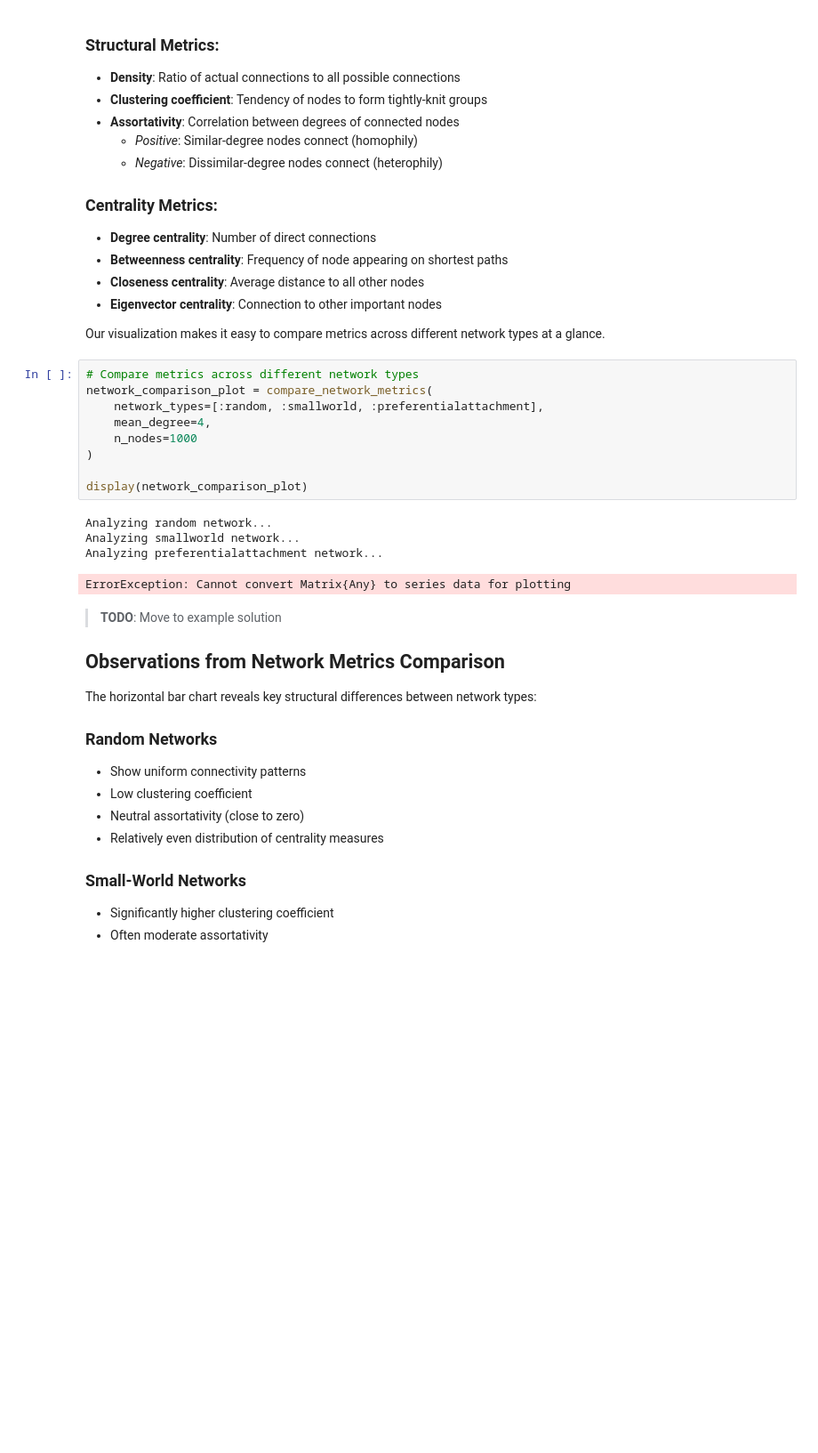
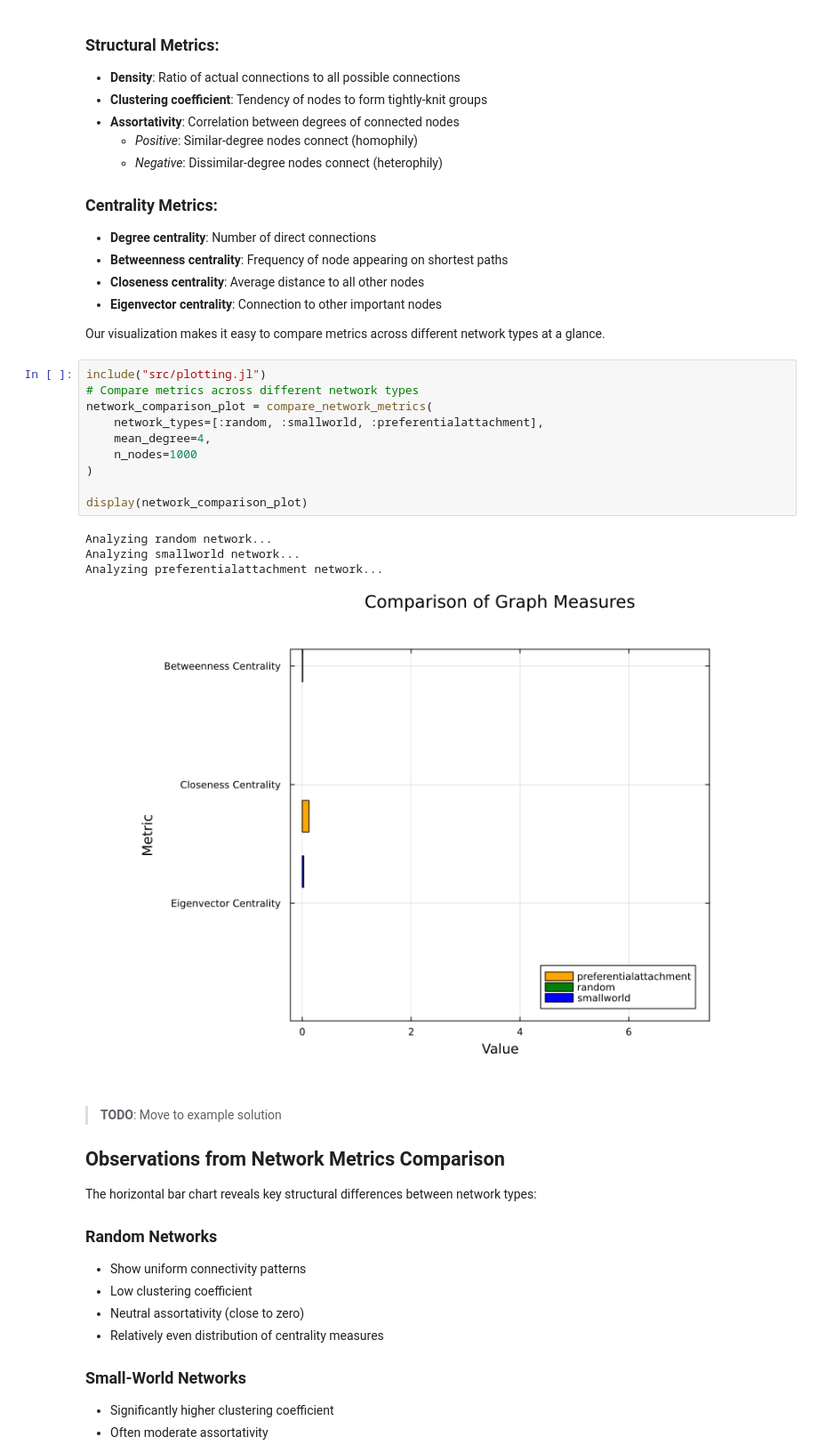
Before and after one commit to lstell21/espidam-tutorial-2025, a Jupyter notebook: Part1.ipynb, the cells around one changed output. Shown at 89% size. Drawn from its saved outputs; the diff is of its cells as text; blank space fills up the shorter version.

```diff
--- a/Part1.ipynb
+++ b/Part1.ipynb
@@ -387,19 +387,20 @@ Different network topologies possess distinct structural properties that influen
 
 Our visualization makes it easy to compare metrics across different network types at a glance.
 # %%
+include("src/plotting.jl")
 # Compare metrics across different network types
 network_comparison_plot = compare_network_metrics(
     network_types=[:random, :smallworld, :preferentialattachment],
     mean_degree=4,
     n_nodes=1000
 )
 
 display(network_comparison_plot)
 # %% [output]
 Analyzing random network...
 Analyzing smallworld network...
 Analyzing preferentialattachment network...
-ErrorException: Cannot convert Matrix{Any} to series data for plotting
+[figure, added]
 # %% [markdown]
 > **TODO**: Move to example solution
 ## Observations from Network Metrics Comparison
```
Also changed, not shown: 1 other file.
